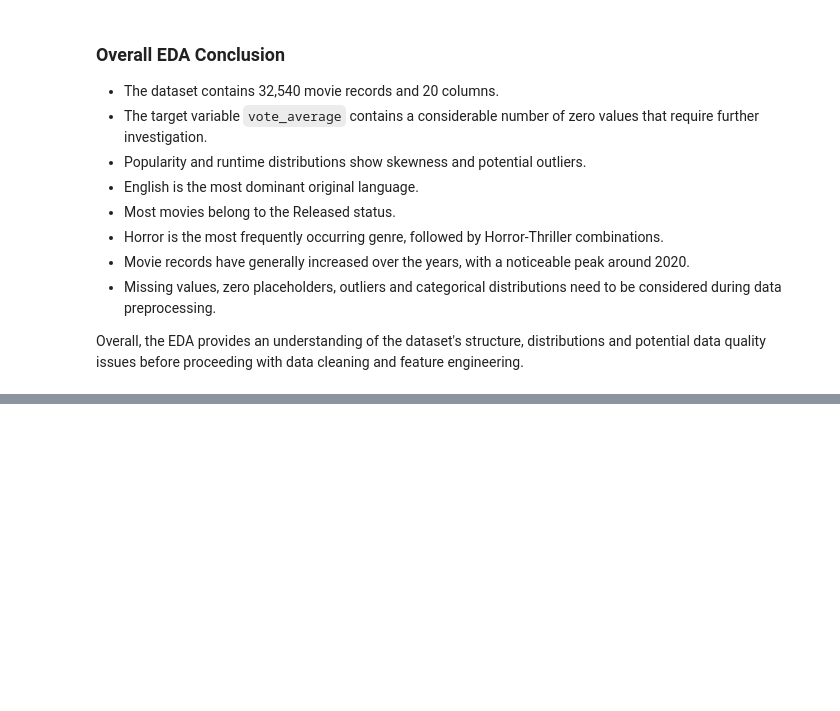
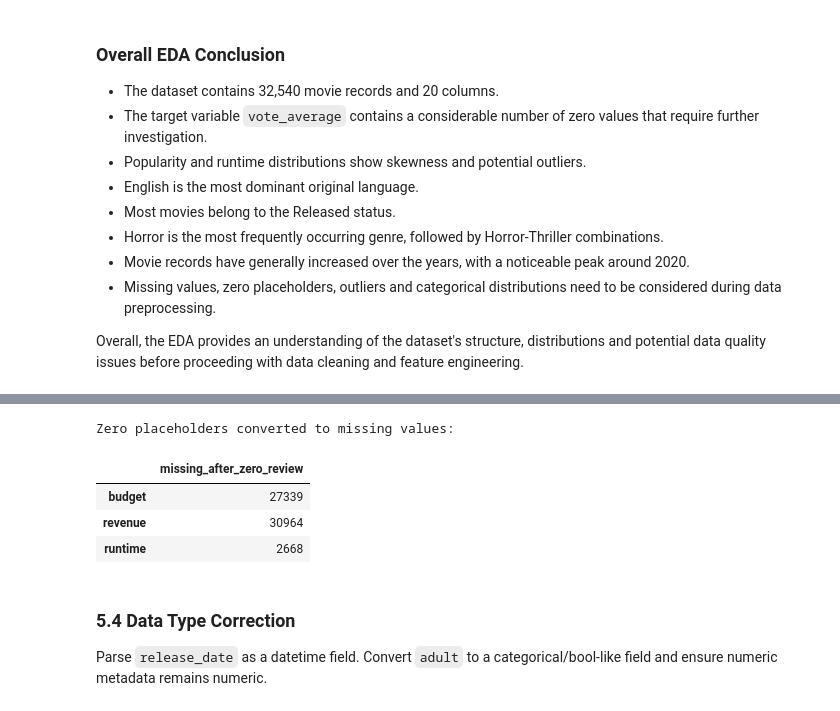
Before and after one commit to alameenShameer/Horror_Movie_EDA_Preprocessing, a Jupyter notebook: Horror_Movie_EDA_Preprocessing.ipynb, the cells around one changed output, grey strips where cells are left out. Saved outputs shown, nothing was run; the diff lists cells and outputs as text; code cells hidden in the pictures; blank space fills up the shorter version.

```diff
--- a/Horror_Movie_EDA_Preprocessing.ipynb
+++ b/Horror_Movie_EDA_Preprocessing.ipynb
@@ -281,0 +323,10 @@ Overall, the EDA provides an understanding of the dataset's structure, distribut
+# %%
+rows_before_deduplication = len(df_clean)
+duplicates_before = df_clean.duplicated().sum()
+df_clean = df_clean.drop_duplicates().reset_index(drop=True)
+duplicates_after = df_clean.duplicated().sum()
+
+print("Duplicate rows before:", duplicates_before)
+print("Rows removed:", rows_before_deduplication - len(df_clean))
+print("Duplicate rows after:", duplicates_after)
+print("Shape after exact duplicate removal:", df_clean.shape)
@@ -281,0 +342,21 @@ Overall, the EDA provides an understanding of the dataset's structure, distribut
+# %%
+for col in ["original_language", "status"]:
+    df_clean[col] = df_clean[col].astype("string").str.strip().str.lower()
+
+# Treat zero budget/revenue/runtime as unavailable values for preprocessing.
+# Keep a copy of the raw dataset if zero itself is meaningful for a later analysis.
+for col in ["budget", "revenue", "runtime"]:
+    df_clean.loc[df_clean[col] == 0, col] = pd.NA
+
+print("Zero placeholders converted to missing values:")
+display(df_clean[["budget", "revenue", "runtime"]].isna().sum().to_frame("missing_after_zero_review"))
+# %% [output]
+Zero placeholders converted to missing values:
+|  | missing_after_zero_review |
+| budget | 27339 |
+| revenue | 30964 |
+| runtime | 2668 |
+# %% [markdown]
+### 5.4 Data Type Correction
+
+Parse `release_date` as a datetime field. Convert `adult` to a categorical/bool-like field and ensure numeric metadata remains numeric.
```
Also changed, not shown: parts of 8 cells of this notebook.
